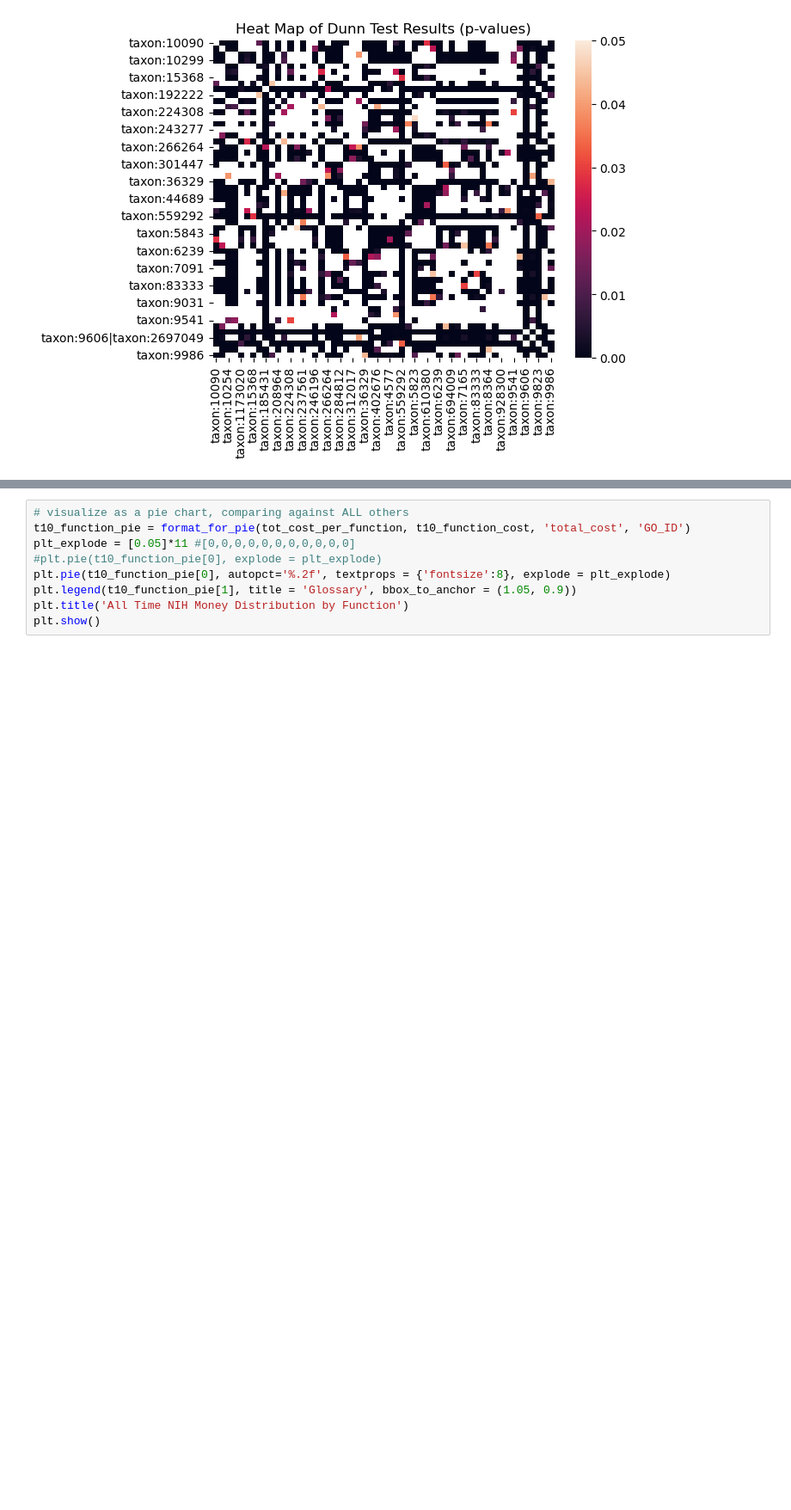
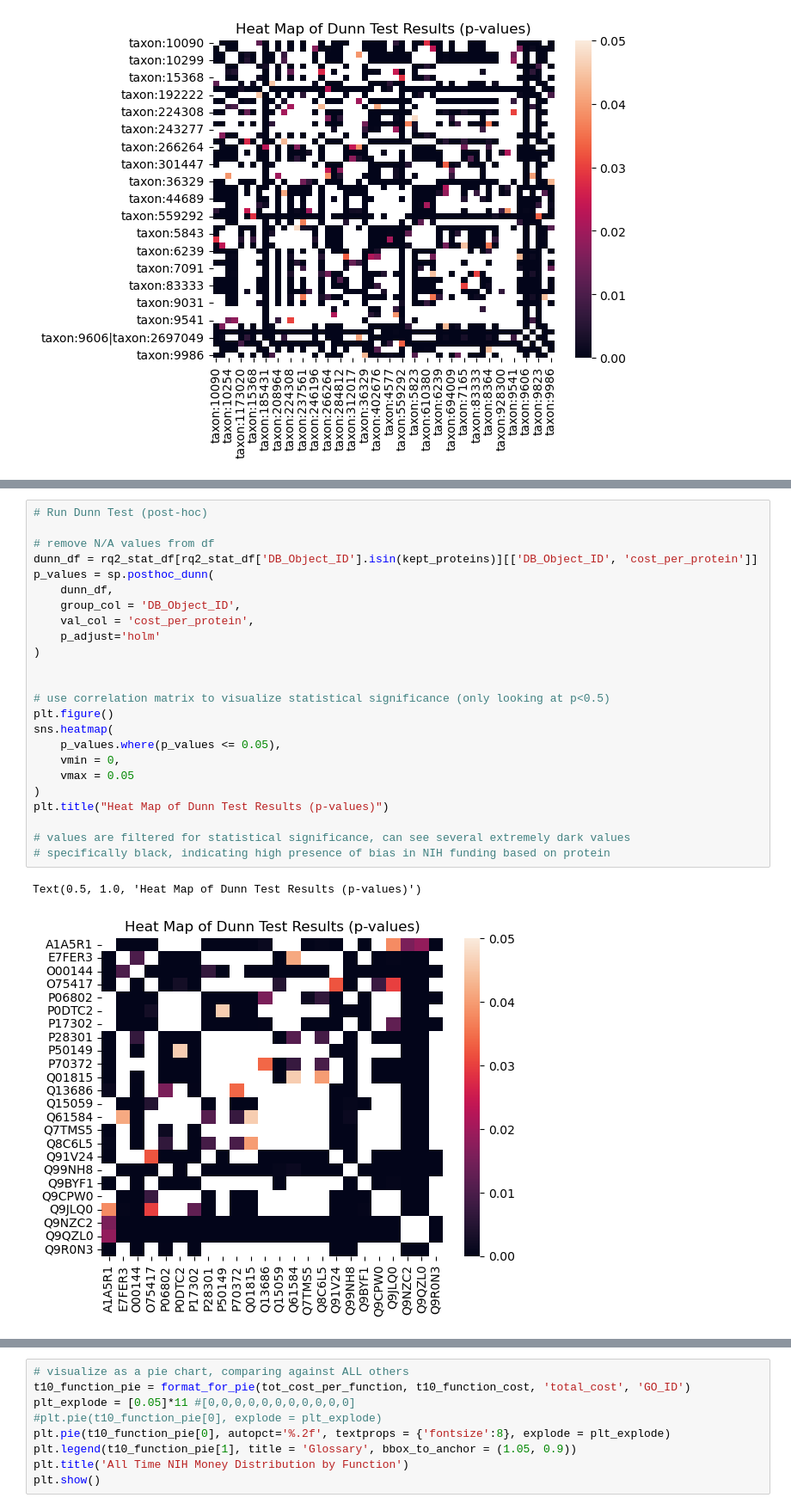
Before and after one commit to Moulica5374/NIH-Funding-Annotation-Analysis-Team-Project, a Jupyter notebook: Data_Analysis.ipynb, the cells around one changed output, grey strips where cells are left out. Shown at 86% size. Drawn from its saved outputs; the diff is of its cells as text; blank space fills up the shorter version.

```diff
--- a/Data_Analysis.ipynb
+++ b/Data_Analysis.ipynb
@@ -410,0 +646,27 @@ Text(0.5, 1.0, 'Heat Map of Dunn Test Results (p-values)')
+# %%
+# Run Dunn Test (post-hoc)
+
+# remove N/A values from df
+dunn_df = rq2_stat_df[rq2_stat_df['DB_Object_ID'].isin(kept_proteins)][['DB_Object_ID', 'cost_per_protein']]
+p_values = sp.posthoc_dunn(
+    dunn_df,
+    group_col = 'DB_Object_ID',
+    val_col = 'cost_per_protein',
+    p_adjust='holm'
+)
+
+
+# use correlation matrix to visualize statistical significance (only looking at p<0.5)
+plt.figure()
+sns.heatmap(
+    p_values.where(p_values <= 0.05),
+    vmin = 0,
+    vmax = 0.05
+)
+plt.title("Heat Map of Dunn Test Results (p-values)")
+
+# values are filtered for statistical significance, can see several extremely dark values
+# specifically black, indicating high presence of bias in NIH funding based on protein
+# %% [output]
+Text(0.5, 1.0, 'Heat Map of Dunn Test Results (p-values)')
+[figure, added]
```
Also changed, not shown: parts of 45 cells of this notebook.
